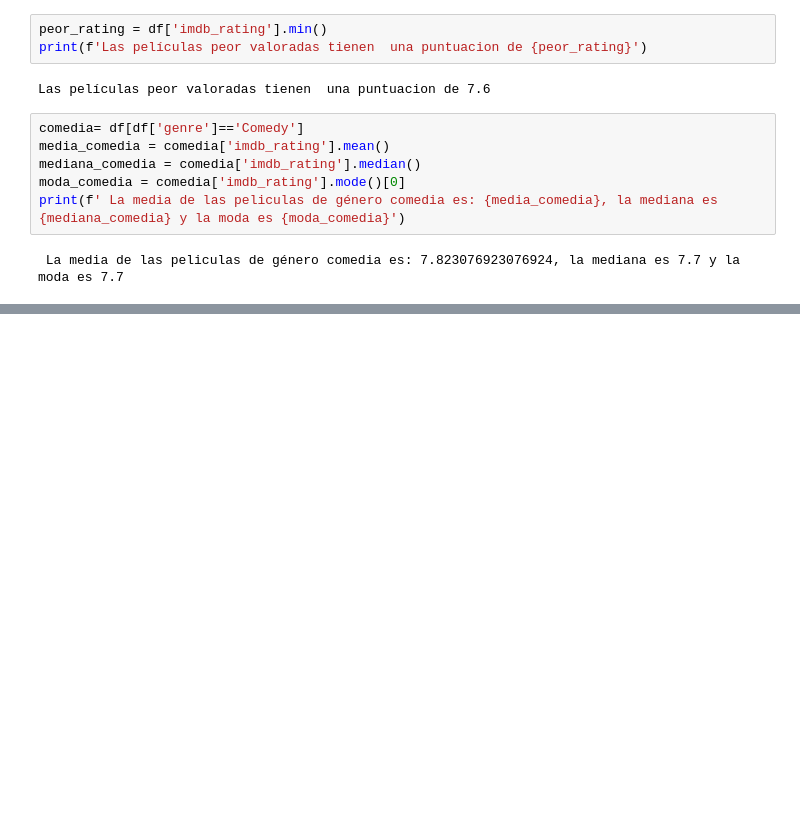
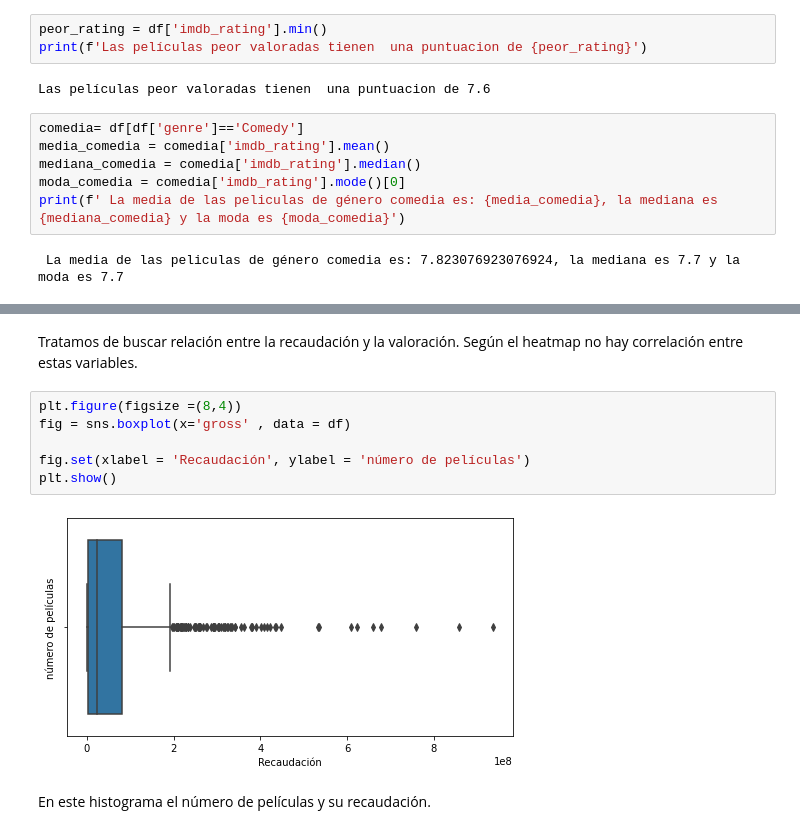
Before and after one commit to Adalab/DA_promoc_modulo2_sprint1_PaulayLola, a Jupyter notebook: Estadistica/modulo-2-repaso-conceptos-resumidos.ipynb, the cells around one changed output, grey strips where cells are left out. Drawn from its saved outputs; the diff is of its cells as text; blank space fills up the shorter version.

```diff
--- a/Estadistica/modulo-2-repaso-conceptos-resumidos.ipynb
+++ b/Estadistica/modulo-2-repaso-conceptos-resumidos.ipynb
@@ -119,0 +159,12 @@ peliculas_Hepburn
+# %% [markdown]
+Tratamos de buscar relación entre la recaudación y la valoración. Según el heatmap no hay correlación entre estas variables.
+# %%
+plt.figure(figsize =(8,4))
+fig = sns.boxplot(x='gross' , data = df)
+
+fig.set(xlabel = 'Recaudación', ylabel = 'número de películas')
+plt.show()
+# %% [output]
+[figure, added]
+# %% [markdown]
+En este histograma el número de películas y su recaudación.
```
Also changed, not shown: parts of 13 cells of this notebook, 1 other file.
